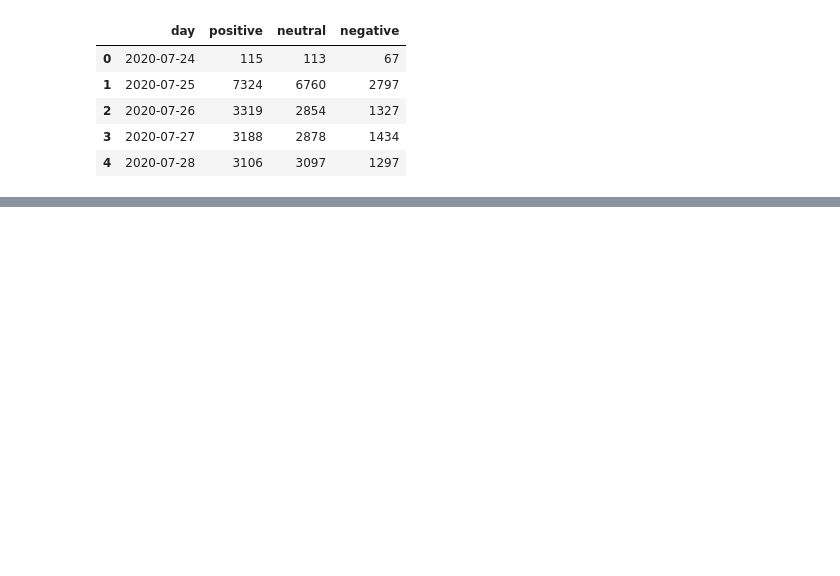
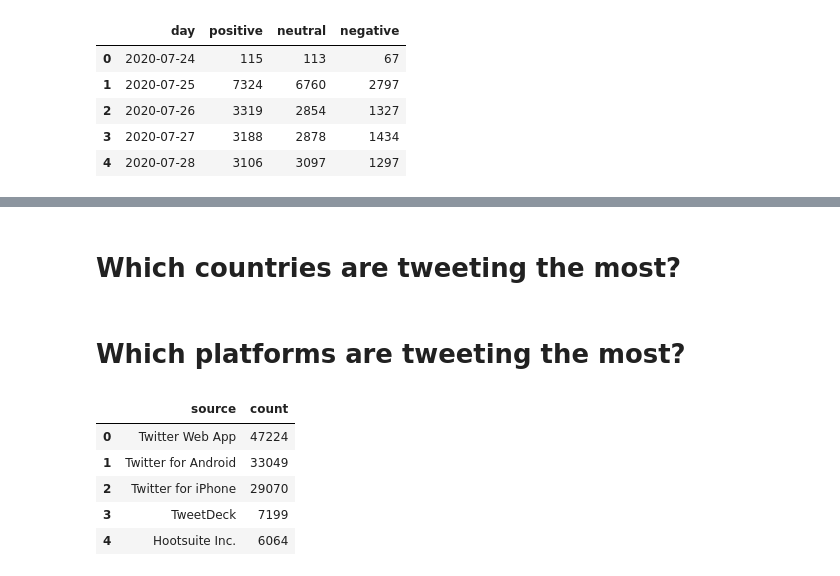
Before and after one commit to rjc89/Kaggle, a Jupyter notebook: COVID19_Twitter_sentiment/COVID19_Twitter_sentiment.ipynb, the cells around one changed output, grey strips where cells are left out. Drawn from its saved outputs; the diff is of its cells as text; code cells hidden in the pictures; blank space fills up the shorter version.

```diff
--- a/COVID19_Twitter_sentiment/COVID19_Twitter_sentiment.ipynb
+++ b/COVID19_Twitter_sentiment/COVID19_Twitter_sentiment.ipynb
@@ -234,0 +194,2 @@ KeyboardInterrupt:
+# %% [markdown]
+# Which countries are tweeting the most?
@@ -234,0 +198,2 @@ KeyboardInterrupt:
+# %% [markdown]
+# Which platforms are tweeting the most?
@@ -234,0 +202,9 @@ KeyboardInterrupt:
+# %%
+source_df.head()
+# %% [output]
+|  | source | count |
+| 0 | Twitter Web App | 47224 |
+| 1 | Twitter for Android | 33049 |
+| 2 | Twitter for iPhone | 29070 |
+| 3 | TweetDeck | 7199 |
+| 4 | Hootsuite Inc. | 6064 |
```
Also changed, not shown: parts of 19 cells of this notebook.
